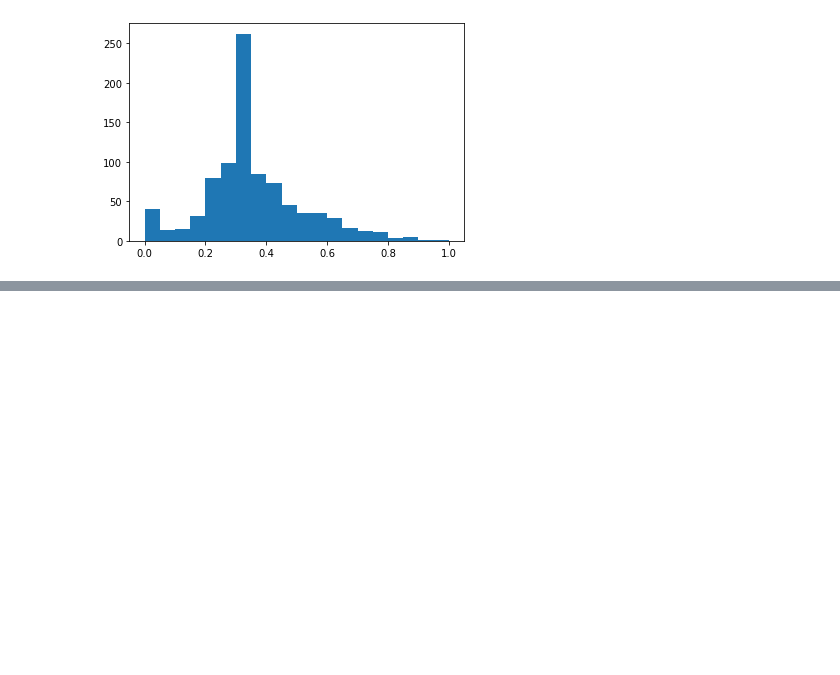
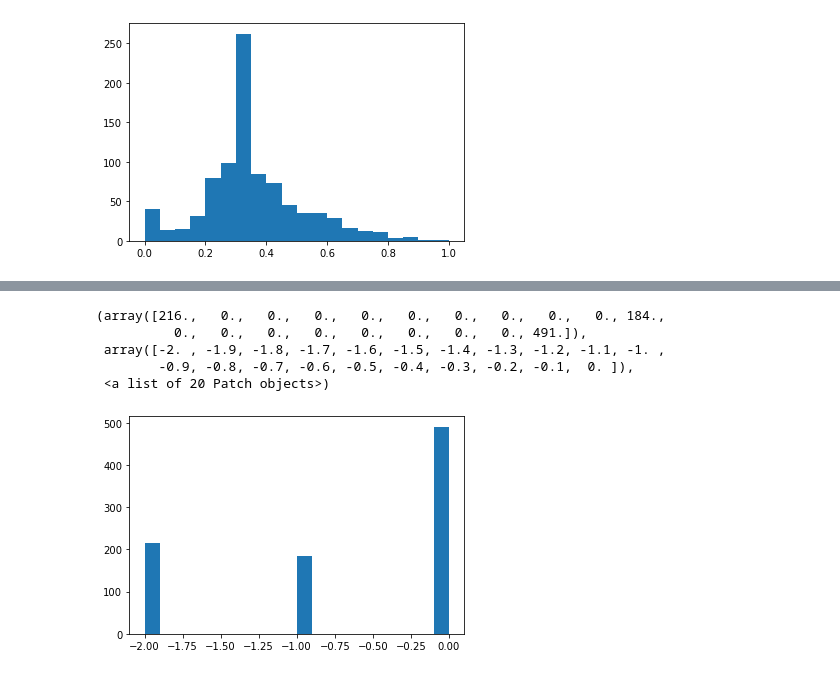
Before and after one commit to deepakkum21/Feature-Engineering, a Jupyter notebook: Types of Feature Transformation .ipynb, the cells around one changed output, grey strips where cells are left out. Drawn from its saved outputs; the diff is of its cells as text; code cells hidden in the pictures; blank space fills up the shorter version.

```diff
--- a/Types of Feature Transformation .ipynb
+++ b/Types of Feature Transformation .ipynb
@@ -230,0 +290,9 @@ plt.hist(df_minmax['Age'],bins=20)
+# %%
+plt.hist(df_robust_scaler['Pclass'],bins=20)
+# %% [output]
+(array([216.,   0.,   0.,   0.,   0.,   0.,   0.,   0.,   0.,   0., 184.,
+          0.,   0.,   0.,   0.,   0.,   0.,   0.,   0., 491.]),
+ array([-2. , -1.9, -1.8, -1.7, -1.6, -1.5, -1.4, -1.3, -1.2, -1.1, -1. ,
+        -0.9, -0.8, -0.7, -0.6, -0.5, -0.4, -0.3, -0.2, -0.1,  0. ]),
+ <a list of 20 Patch objects>)
+[figure, added]
```
Also changed, not shown: parts of 5 cells of this notebook.
